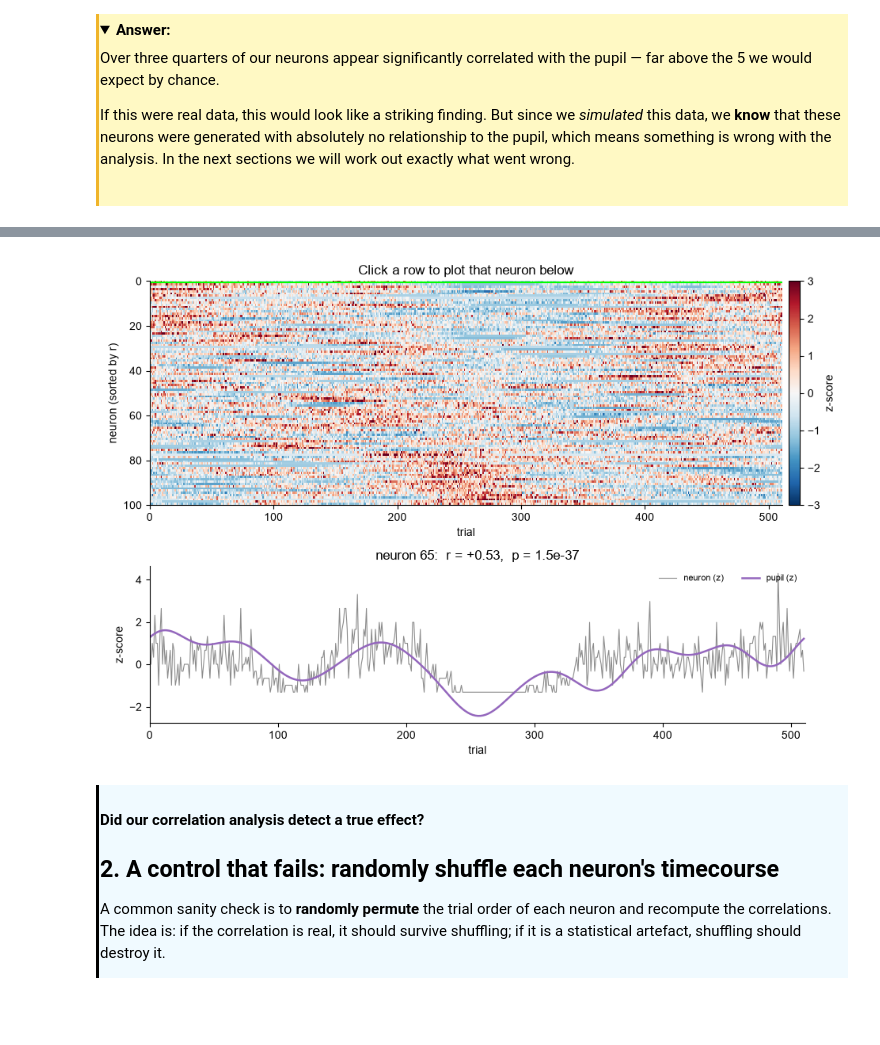
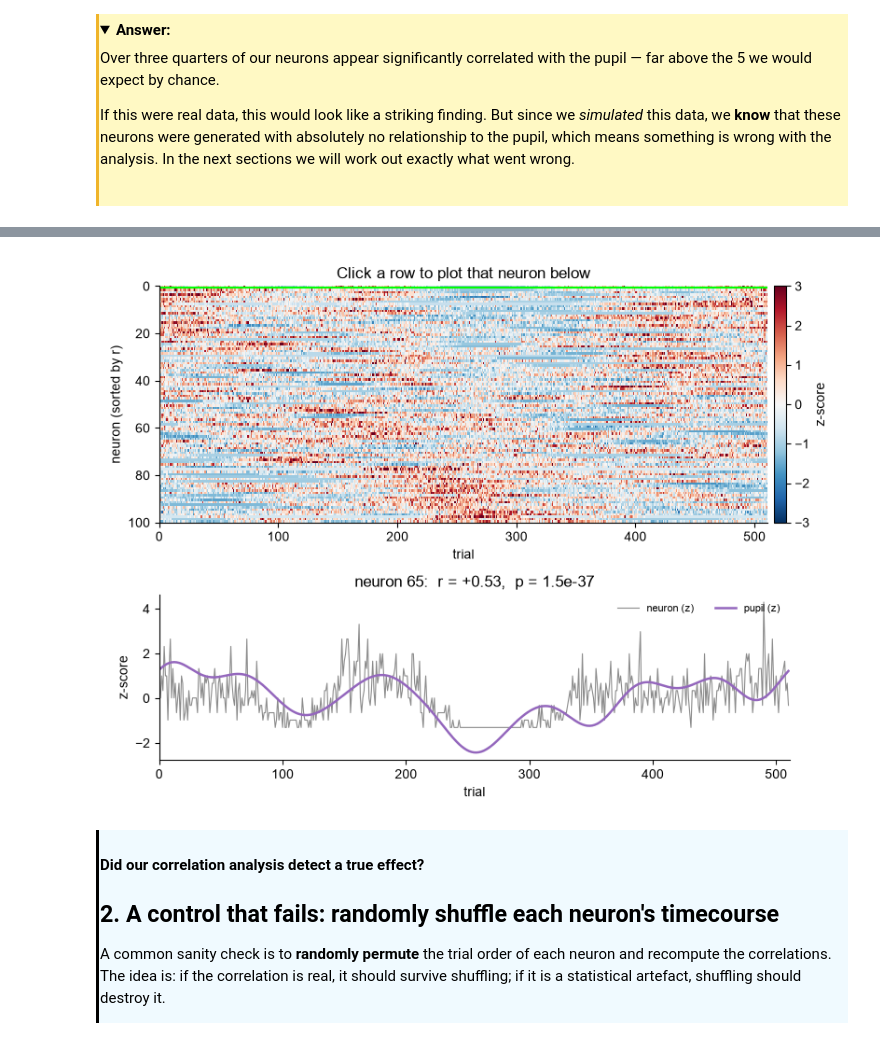
Before and after one commit to AllenSWDB/SWDB_2026_Good_Analysis, a Jupyter notebook: code/nick_workshop/GoodAnalysis-Workshop2_solutions.ipynb, the cells around one changed output, grey strips where cells are left out. Drawn from its saved outputs; the diff is of its cells as text; code cells hidden in the pictures; folded sections open; blank space fills up the shorter version.

```diff
--- a/code/nick_workshop/GoodAnalysis-Workshop2_solutions.ipynb
+++ b/code/nick_workshop/GoodAnalysis-Workshop2_solutions.ipynb
@@ -594,40 +593,40 @@ run the `%matplotlib inline` cell to return to static plots.
 
 M_sorted = frz[order_pupil]
 
-fig, (ax_im, ax_tr) = plt.subplots(2, 1, figsize=(9.5, 6.5),
+fig, (ax_im, ax_tr) = plt.subplots(2, 1, figsize=(8, 6),
                                    gridspec_kw=dict(height_ratios=[2, 1.4]))
 fig.canvas.header_visible = False
 show_matrix(ax_im, M_sorted, 'RdBu_r', -3, 3,
             'Click a row to plot that neuron below', 'z-score',
             ylabel='neuron (sorted by r)')
 ax_im.set_xlabel('trial')
 row_marker = ax_im.axhline(0.5, color='lime', lw=1.5)
 
 line_neuron, = ax_tr.plot(M_sorted[0], color='0.55', lw=0.8, label='neuron (z)')
 ax_tr.plot(pupil_z, color='tab:purple', lw=1.8, label='pupil (z)')
 ax_tr.set_xlim(0, n_trials)
 ax_tr.set_xlabel('trial')
 ax_tr.set_ylabel('z-score')
 ax_tr.legend(frameon=False, fontsize=8, ncol=2, loc='upper right')
 
 def show_row(row):
     i = order_pupil[row]
     line_neuron.set_ydata(frz[i])
     row_marker.set_ydata([row + 0.5, row + 0.5])
     ax_tr.set_title(f'neuron {i}:  r = {r_pupil[i]:+.2f},  p = {p_pupil[i]:.1e}')
     ax_tr.relim()
     ax_tr.autoscale_view(scalex=False)
     fig.canvas.draw_idle()
 
 def on_click(event):
     if event.inaxes is ax_im and event.ydata is not None:
         show_row(int(np.clip(event.ydata, 0, N_NEURONS - 1)))
 
 fig.canvas.mpl_connect('button_press_event', on_click)
 show_row(0)
 plt.tight_layout()
 # %% [output]
-[figure, old version]
+[figure, new version]
 # %%
 plt.close('all')
 %matplotlib inline
```
Also changed, not shown: parts of 22 cells of this notebook.
